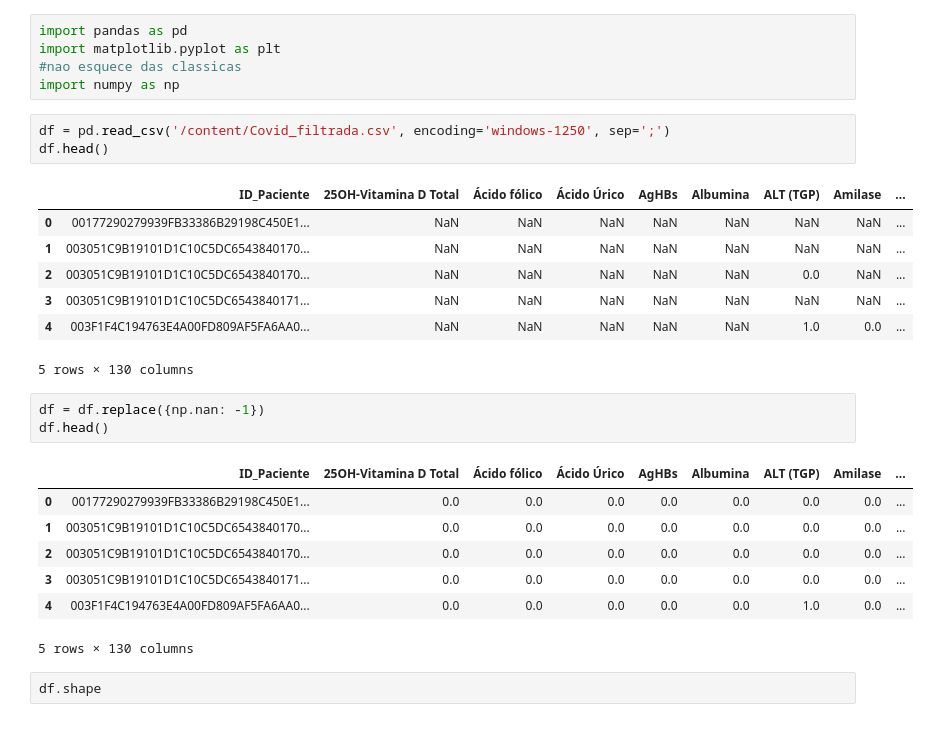
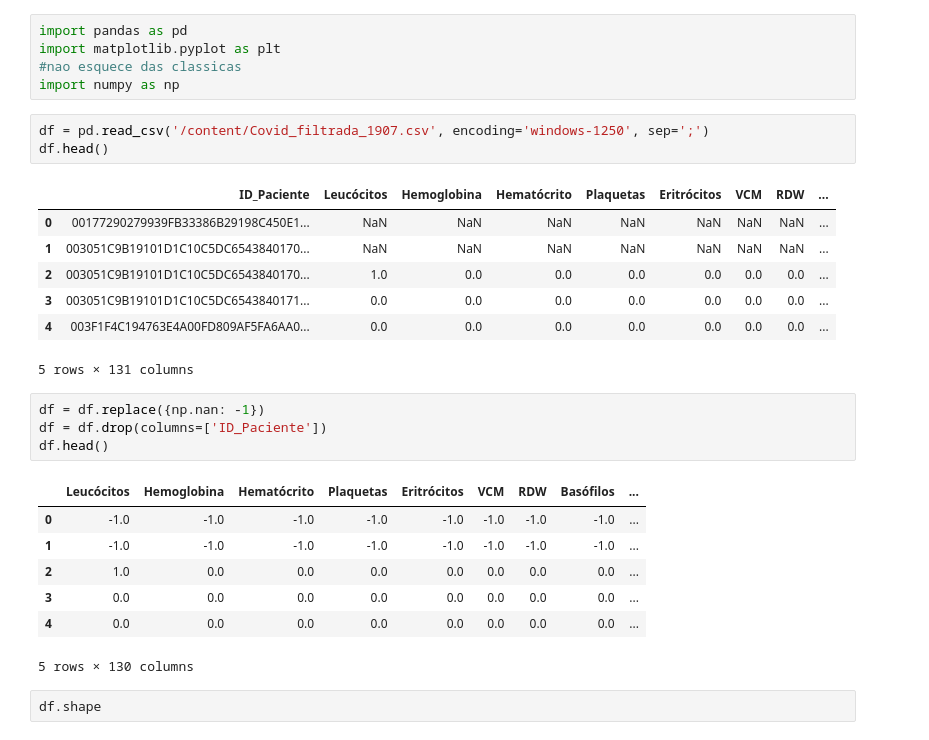
Before and after one commit to arnaldojr/previsao-covid-19, a Jupyter notebook: EP4_IME.ipynb, the cells around one changed output. Cells and saved outputs as stored; diff of their text form.

```diff
--- a/EP4_IME.ipynb
+++ b/EP4_IME.ipynb
@@ -13,26 +13,27 @@ import matplotlib.pyplot as plt
 #nao esquece das classicas
 import numpy as np
 # %%
-df = pd.read_csv('/content/Covid_filtrada.csv', encoding='windows-1250', sep=';')
+df = pd.read_csv('/content/Covid_filtrada_1907.csv', encoding='windows-1250', sep=';')
 df.head()
 # %% [output]
-|  | ID_Paciente | 25OH-Vitamina D Total | Ácido fólico | Ácido Úrico | AgHBs | Albumina | ALT (TGP) | Amilase | ... |
+|  | ID_Paciente | Leucócitos | Hemoglobina | Hematócrito | Plaquetas | Eritrócitos | VCM | RDW | ... |
 | 0 | 00177290279939FB33386B29198C450E1... | NaN | NaN | NaN | NaN | NaN | NaN | NaN | ... |
 | 1 | 003051C9B19101D1C10C5DC6543840170... | NaN | NaN | NaN | NaN | NaN | NaN | NaN | ... |
-| 2 | 003051C9B19101D1C10C5DC6543840170... | NaN | NaN | NaN | NaN | NaN | 0.0 | NaN | ... |
-| 3 | 003051C9B19101D1C10C5DC6543840171... | NaN | NaN | NaN | NaN | NaN | NaN | NaN | ... |
-| 4 | 003F1F4C194763E4A00FD809AF5FA6AA0... | NaN | NaN | NaN | NaN | NaN | 1.0 | 0.0 | ... |
+| 2 | 003051C9B19101D1C10C5DC6543840170... | 1.0 | 0.0 | 0.0 | 0.0 | 0.0 | 0.0 | 0.0 | ... |
+| 3 | 003051C9B19101D1C10C5DC6543840171... | 0.0 | 0.0 | 0.0 | 0.0 | 0.0 | 0.0 | 0.0 | ... |
+| 4 | 003F1F4C194763E4A00FD809AF5FA6AA0... | 0.0 | 0.0 | 0.0 | 0.0 | 0.0 | 0.0 | 0.0 | ... |
-5 rows × 130 columns
+5 rows × 131 columns
 # %%
 df = df.replace({np.nan: -1})
+df = df.drop(columns=['ID_Paciente'])
 df.head()
 # %% [output]
-|  | ID_Paciente | 25OH-Vitamina D Total | Ácido fólico | Ácido Úrico | AgHBs | Albumina | ALT (TGP) | Amilase | ... |
-| 0 | 00177290279939FB33386B29198C450E1... | 0.0 | 0.0 | 0.0 | 0.0 | 0.0 | 0.0 | 0.0 | ... |
-| 1 | 003051C9B19101D1C10C5DC6543840170... | 0.0 | 0.0 | 0.0 | 0.0 | 0.0 | 0.0 | 0.0 | ... |
-| 2 | 003051C9B19101D1C10C5DC6543840170... | 0.0 | 0.0 | 0.0 | 0.0 | 0.0 | 0.0 | 0.0 | ... |
-| 3 | 003051C9B19101D1C10C5DC6543840171... | 0.0 | 0.0 | 0.0 | 0.0 | 0.0 | 0.0 | 0.0 | ... |
-| 4 | 003F1F4C194763E4A00FD809AF5FA6AA0... | 0.0 | 0.0 | 0.0 | 0.0 | 0.0 | 1.0 | 0.0 | ... |
+|  | Leucócitos | Hemoglobina | Hematócrito | Plaquetas | Eritrócitos | VCM | RDW | Basófilos | ... |
+| 0 | -1.0 | -1.0 | -1.0 | -1.0 | -1.0 | -1.0 | -1.0 | -1.0 | ... |
+| 1 | -1.0 | -1.0 | -1.0 | -1.0 | -1.0 | -1.0 | -1.0 | -1.0 | ... |
+| 2 | 1.0 | 0.0 | 0.0 | 0.0 | 0.0 | 0.0 | 0.0 | 0.0 | ... |
+| 3 | 0.0 | 0.0 | 0.0 | 0.0 | 0.0 | 0.0 | 0.0 | 0.0 | ... |
+| 4 | 0.0 | 0.0 | 0.0 | 0.0 | 0.0 | 0.0 | 0.0 | 0.0 | ... |
 5 rows × 130 columns
 # %%
 df.shape
```
Also changed, not shown: parts of 6 cells of this notebook.
